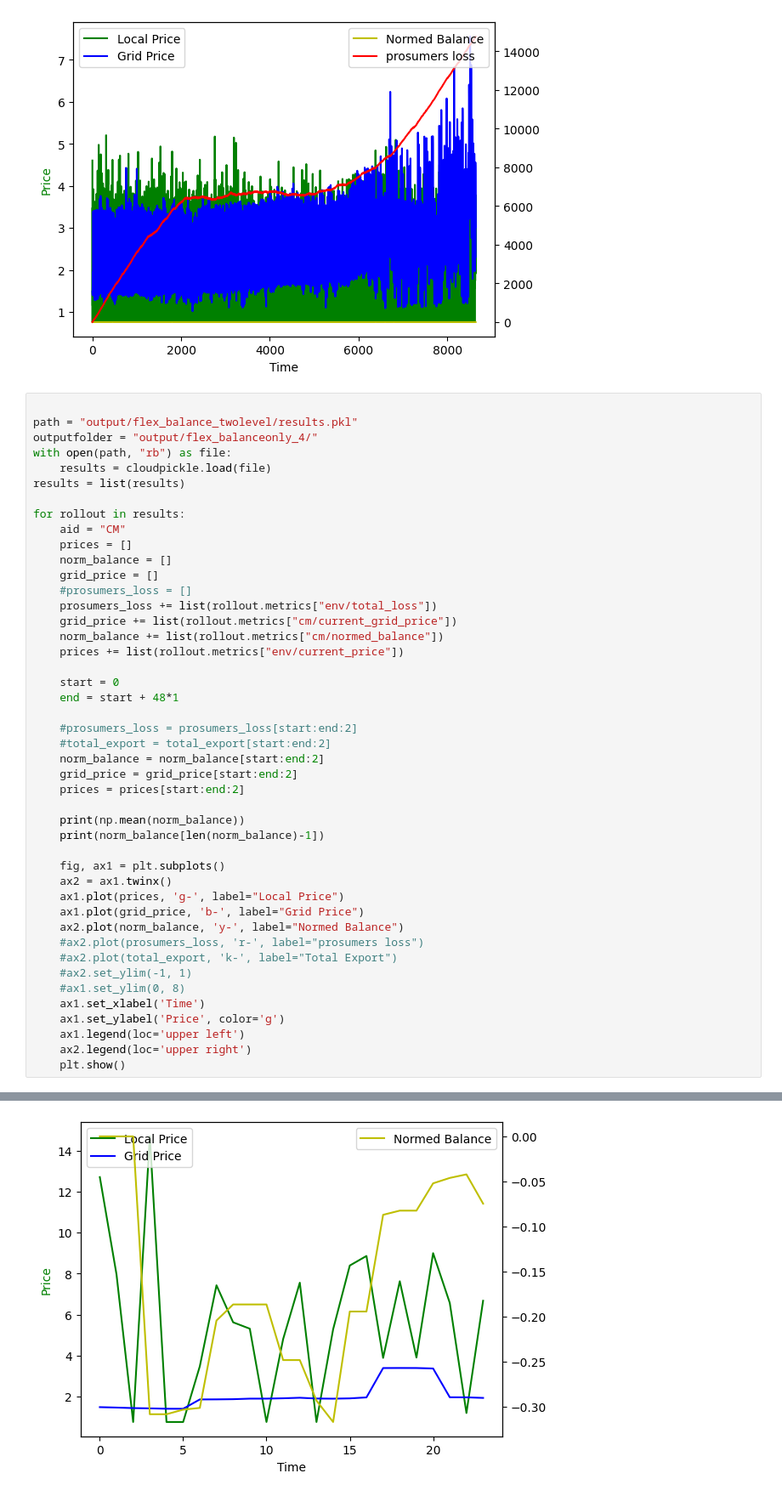
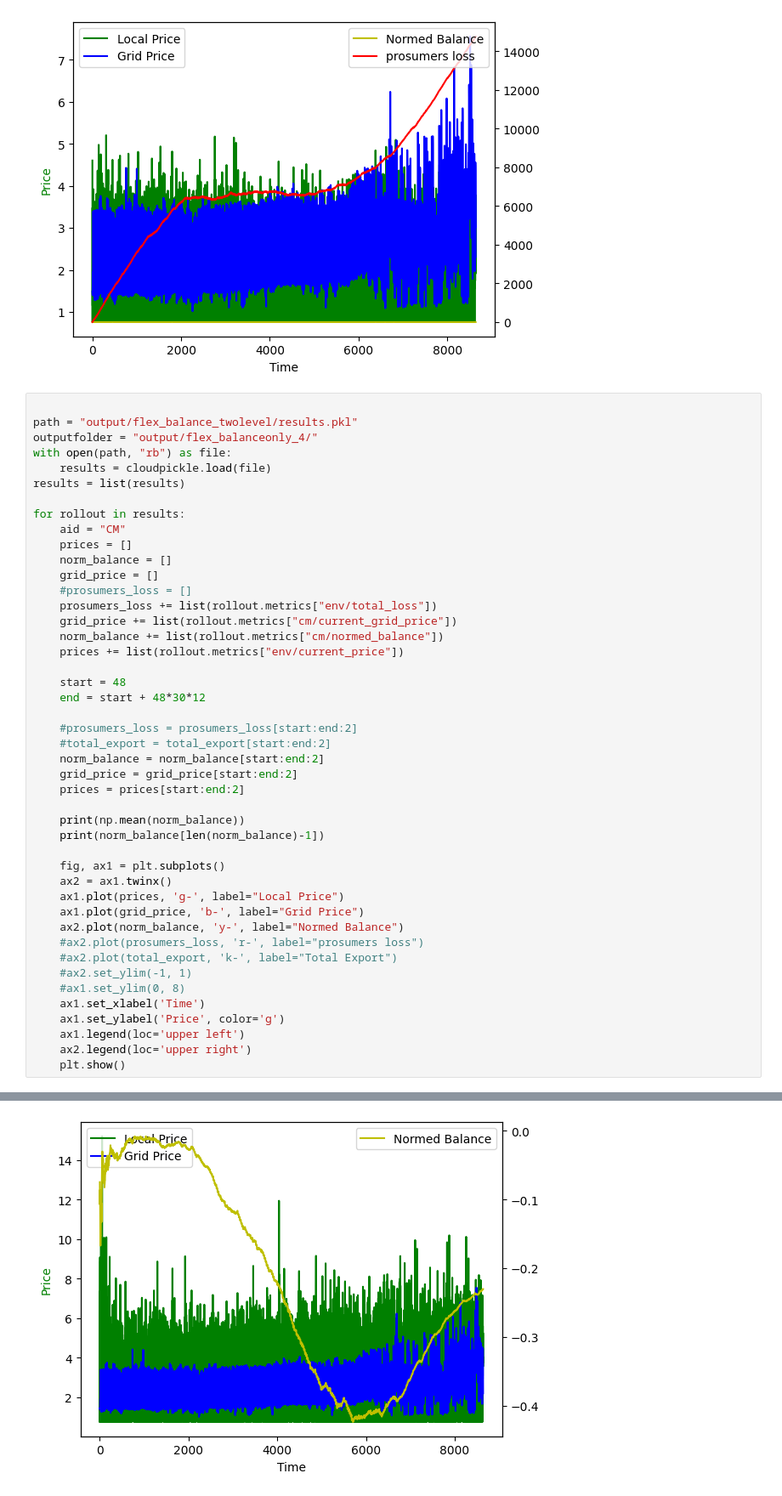
Before and after one commit to antonhlenander/CommunityFlex, a Jupyter notebook: plotting_balanceonly.ipynb, the cells around one changed output, grey strips where cells are left out. Shown: that part at 85% size. Saved outputs shown, nothing was run; the diff lists cells and outputs as text.

```diff
--- a/plotting_balanceonly.ipynb
+++ b/plotting_balanceonly.ipynb
@@ -287,8 +287,8 @@ for rollout in results:
     norm_balance += list(rollout.metrics["cm/normed_balance"])
     prices += list(rollout.metrics["env/current_price"])
 
-    start = 0
-    end = start + 48*1
+    start = 48
+    end = start + 48*30*12
 
     #prosumers_loss = prosumers_loss[start:end:2]
     #total_export = total_export[start:end:2]
@@ -319,3 +319,3 @@ for rollout in results:
-[figure, old version]
+[figure, new version]
 # %%
 
```
Also changed, not shown: parts of 3 cells of this notebook, 7 other files.
